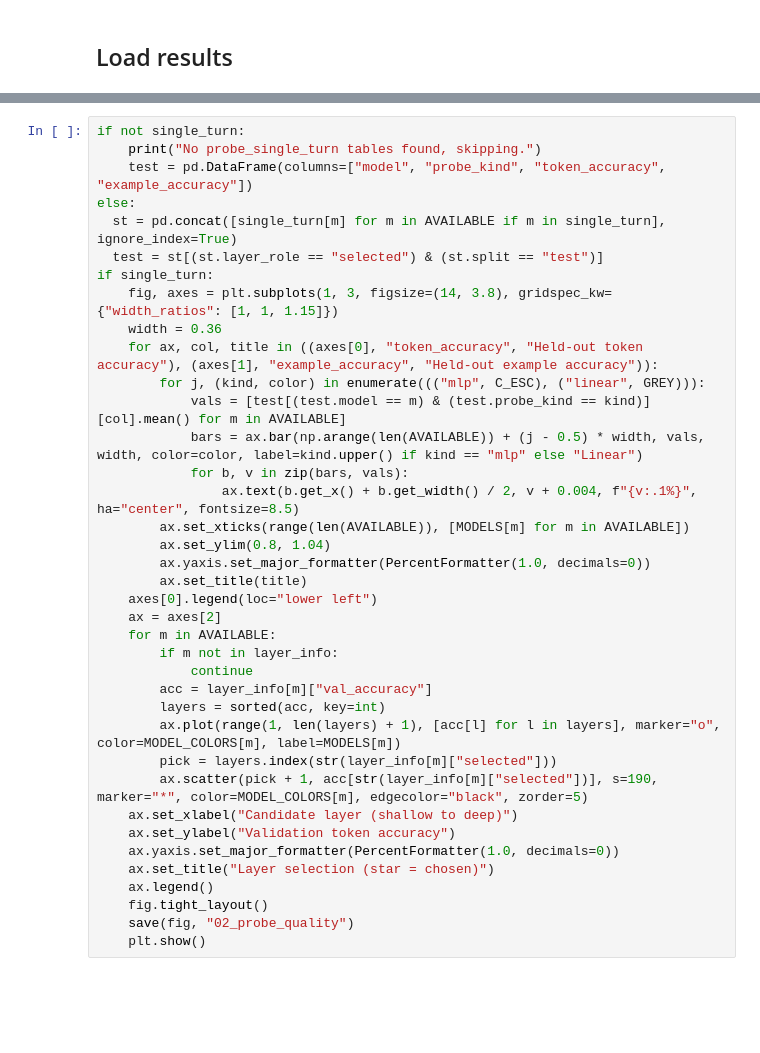
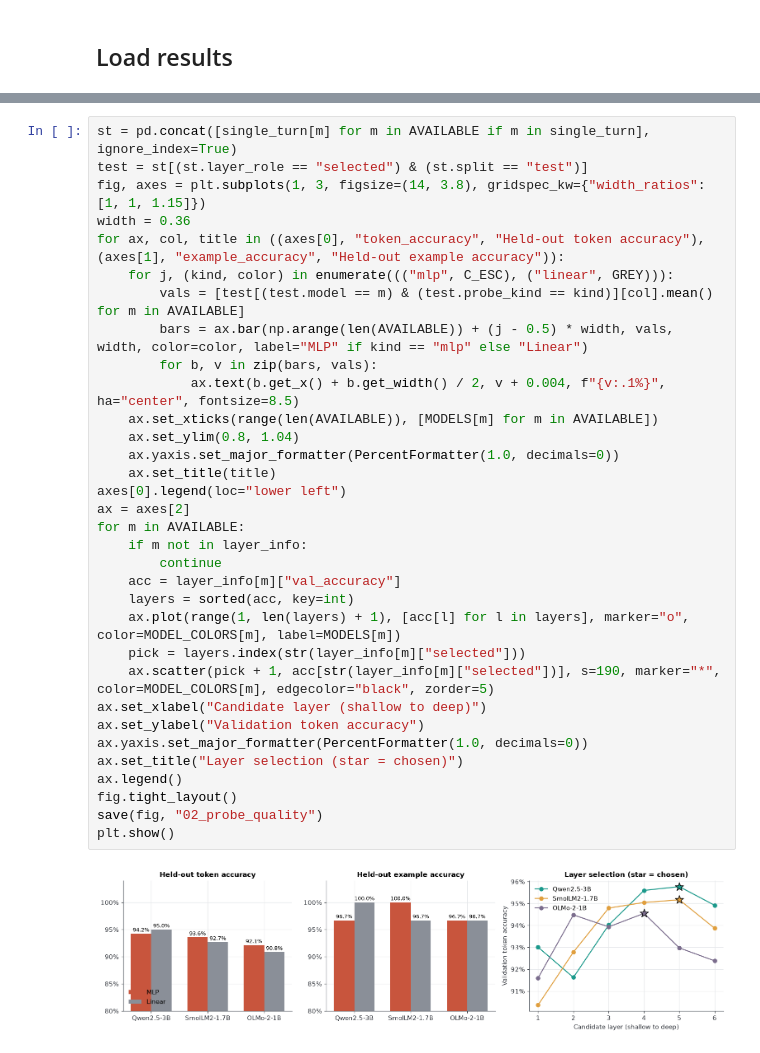
Before and after one commit to Shravani018/escalation-probes, a Jupyter notebook: notebooks/experiment_results.ipynb, the cells around one changed output, grey strips where cells are left out. Cells and saved outputs as stored; diff of their text form; blank space fills up the shorter version.

```diff
--- a/notebooks/experiment_results.ipynb
+++ b/notebooks/experiment_results.ipynb
@@ -196,39 +263,36 @@ Before any multi-turn question makes sense, the probe has to separate benign fro
 # %%
-if not single_turn:
-    print("No probe_single_turn tables found, skipping.")
-    test = pd.DataFrame(columns=["model", "probe_kind", "token_accuracy", "example_accuracy"])
-else:
-  st = pd.concat([single_turn[m] for m in AVAILABLE if m in single_turn], ignore_index=True)
-  test = st[(st.layer_role == "selected") & (st.split == "test")]
-if single_turn:
-    fig, axes = plt.subplots(1, 3, figsize=(14, 3.8), gridspec_kw={"width_ratios": [1, 1, 1.15]})
-    width = 0.36
-    for ax, col, title in ((axes[0], "token_accuracy", "Held-out token accuracy"), (axes[1], "example_accuracy", "Held-out example accuracy")):
-        for j, (kind, color) in enumerate((("mlp", C_ESC), ("linear", GREY))):
-            vals = [test[(test.model == m) & (test.probe_kind == kind)][col].mean() for m in AVAILABLE]
-            bars = ax.bar(np.arange(len(AVAILABLE)) + (j - 0.5) * width, vals, width, color=color, label=kind.upper() if kind == "mlp" else "Linear")
-            for b, v in zip(bars, vals):
-                ax.text(b.get_x() + b.get_width() / 2, v + 0.004, f"{v:.1%}", ha="center", fontsize=8.5)
-        ax.set_xticks(range(len(AVAILABLE)), [MODELS[m] for m in AVAILABLE])
-        ax.set_ylim(0.8, 1.04)
-        ax.yaxis.set_major_formatter(PercentFormatter(1.0, decimals=0))
-        ax.set_title(title)
-    axes[0].legend(loc="lower left")
-    ax = axes[2]
-    for m in AVAILABLE:
-        if m not in layer_info:
-            continue
-        acc = layer_info[m]["val_accuracy"]
-        layers = sorted(acc, key=int)
-        ax.plot(range(1, len(layers) + 1), [acc[l] for l in layers], marker="o", color=MODEL_COLORS[m], label=MODELS[m])
-        pick = layers.index(str(layer_info[m]["selected"]))
-        ax.scatter(pick + 1, acc[str(layer_info[m]["selected"])], s=190, marker="*", color=MODEL_COLORS[m], edgecolor="black", zorder=5)
-    ax.set_xlabel("Candidate layer (shallow to deep)")
-    ax.set_ylabel("Validation token accuracy")
+st = pd.concat([single_turn[m] for m in AVAILABLE if m in single_turn], ignore_index=True)
+test = st[(st.layer_role == "selected") & (st.split == "test")]
+fig, axes = plt.subplots(1, 3, figsize=(14, 3.8), gridspec_kw={"width_ratios": [1, 1, 1.15]})
+width = 0.36
+for ax, col, title in ((axes[0], "token_accuracy", "Held-out token accuracy"), (axes[1], "example_accuracy", "Held-out example accuracy")):
+    for j, (kind, color) in enumerate((("mlp", C_ESC), ("linear", GREY))):
+        vals = [test[(test.model == m) & (test.probe_kind == kind)][col].mean() for m in AVAILABLE]
+        bars = ax.bar(np.arange(len(AVAILABLE)) + (j - 0.5) * width, vals, width, color=color, label="MLP" if kind == "mlp" else "Linear")
+        for b, v in zip(bars, vals):
+            ax.text(b.get_x() + b.get_width() / 2, v + 0.004, f"{v:.1%}", ha="center", fontsize=8.5)
+    ax.set_xticks(range(len(AVAILABLE)), [MODELS[m] for m in AVAILABLE])
+    ax.set_ylim(0.8, 1.04)
     ax.yaxis.set_major_formatter(PercentFormatter(1.0, decimals=0))
-    ax.set_title("Layer selection (star = chosen)")
-    ax.legend()
-    fig.tight_layout()
-    save(fig, "02_probe_quality")
-    plt.show()
+    ax.set_title(title)
+axes[0].legend(loc="lower left")
+ax = axes[2]
+for m in AVAILABLE:
+    if m not in layer_info:
+        continue
+    acc = layer_info[m]["val_accuracy"]
+    layers = sorted(acc, key=int)
+    ax.plot(range(1, len(layers) + 1), [acc[l] for l in layers], marker="o", color=MODEL_COLORS[m], label=MODELS[m])
+    pick = layers.index(str(layer_info[m]["selected"]))
+    ax.scatter(pick + 1, acc[str(layer_info[m]["selected"])], s=190, marker="*", color=MODEL_COLORS[m], edgecolor="black", zorder=5)
+ax.set_xlabel("Candidate layer (shallow to deep)")
+ax.set_ylabel("Validation token accuracy")
+ax.yaxis.set_major_formatter(PercentFormatter(1.0, decimals=0))
+ax.set_title("Layer selection (star = chosen)")
+ax.legend()
+fig.tight_layout()
+save(fig, "02_probe_quality")
+plt.show()
+# %% [output]
+[figure, added]
 # %% [markdown]
```
Also changed, not shown: parts of 64 cells of this notebook, 59 other files.
